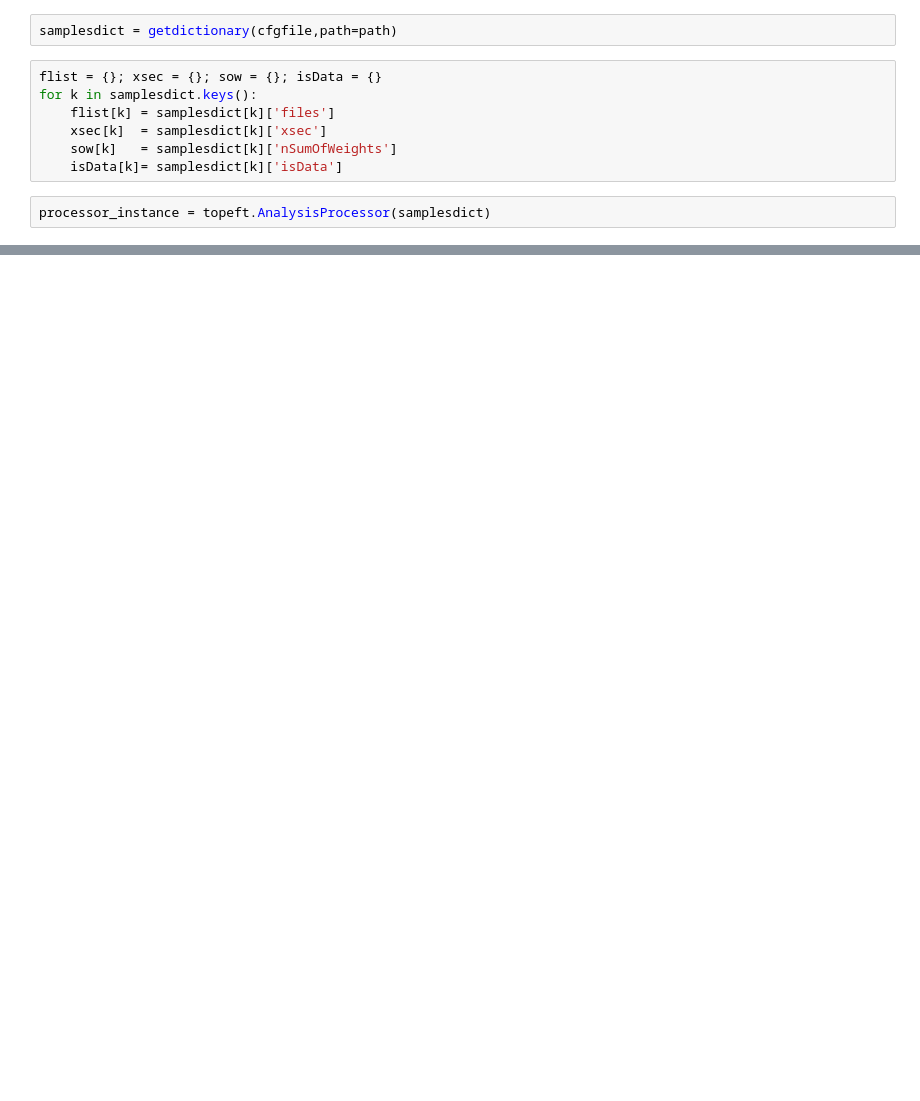
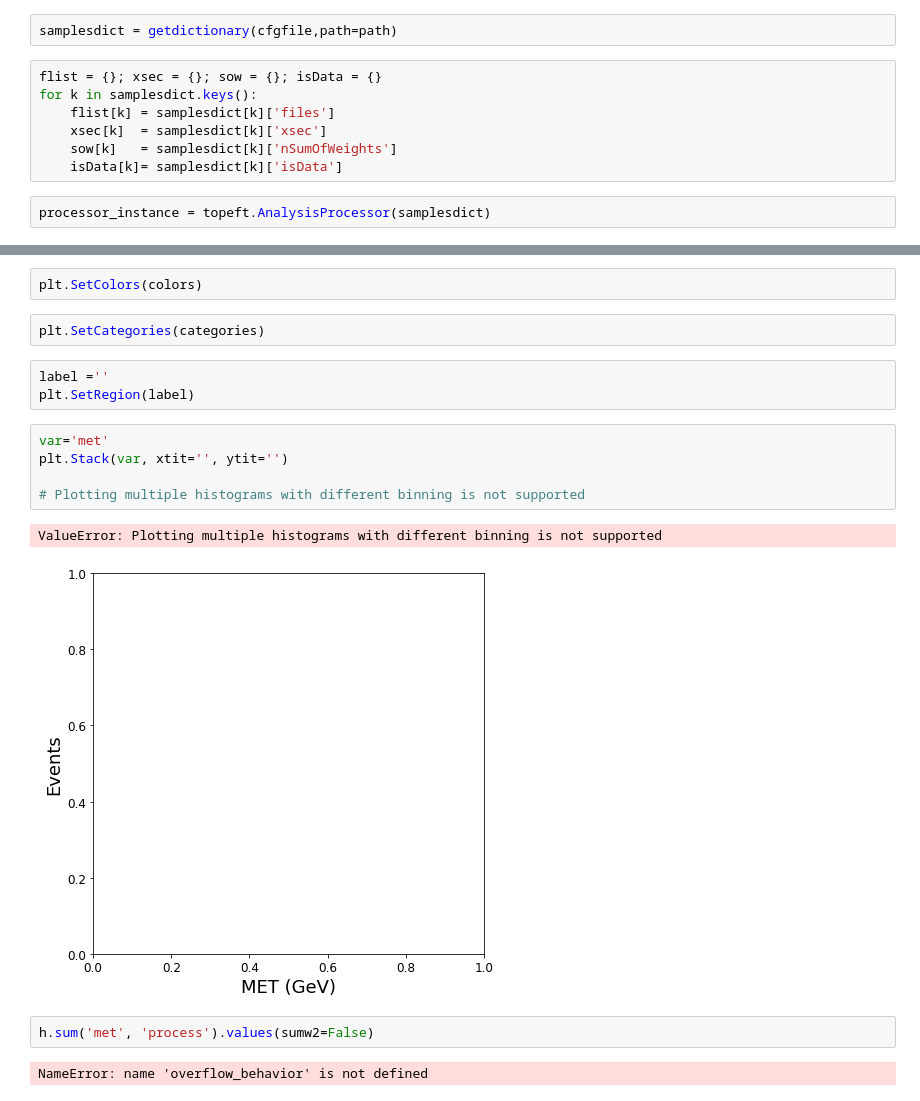
Before and after one commit to TopEFT/topeft, a Jupyter notebook: notebooks/coffea-casa.ipynb, the cells around one changed output, grey strips where cells are left out. Drawn from its saved outputs; the diff is of its cells as text; blank space fills up the shorter version.

```diff
--- a/notebooks/coffea-casa.ipynb
+++ b/notebooks/coffea-casa.ipynb
@@ -243,0 +315,19 @@ print('Done!')
+# %%
+plt.SetColors(colors)
+# %%
+plt.SetCategories(categories)
+# %%
+label =''
+plt.SetRegion(label)
+# %%
+var='met'
+plt.Stack(var, xtit='', ytit='')
+
+# Plotting multiple histograms with different binning is not supported
+# %% [output]
+ValueError: Plotting multiple histograms with different binning is not supported
+[figure, added]
+# %%
+h.sum('met', 'process').values(sumw2=False)
+# %% [output]
+NameError: name 'overflow_behavior' is not defined
```
Also changed, not shown: parts of 38 cells of this notebook.
